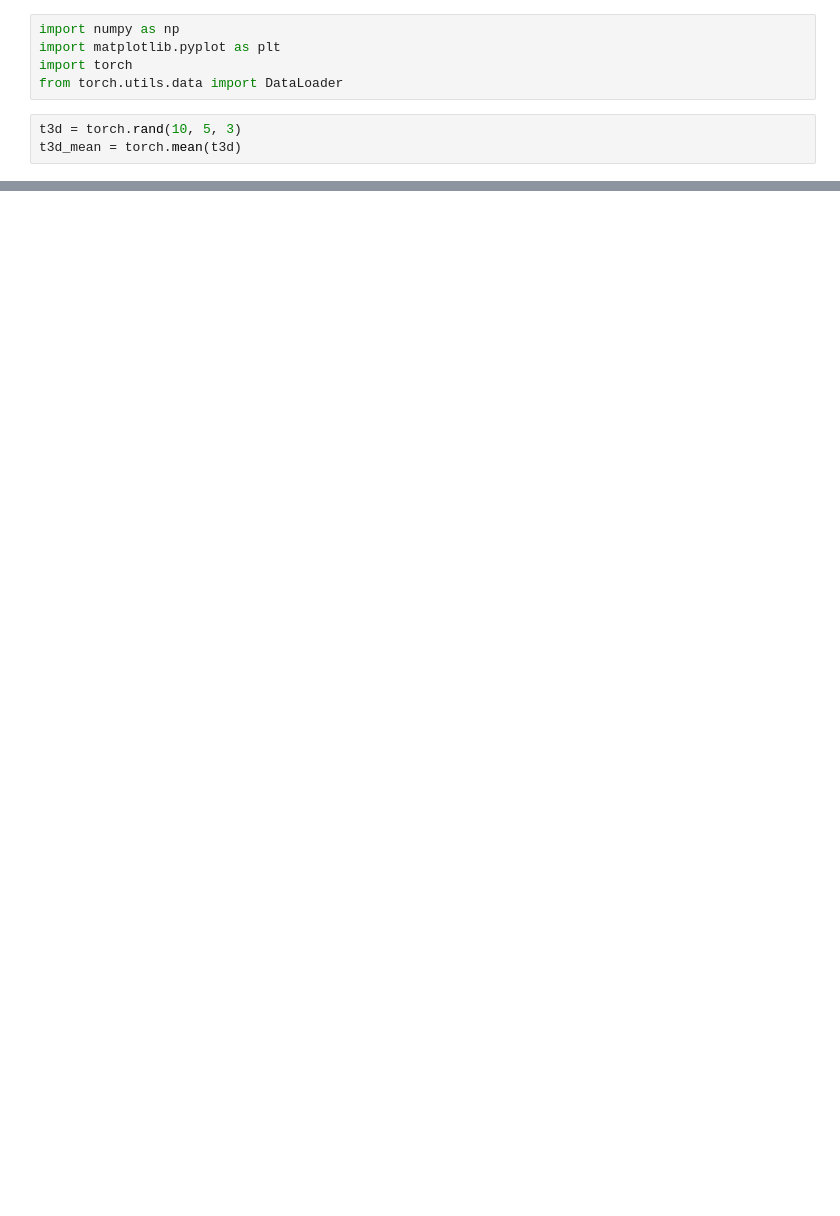
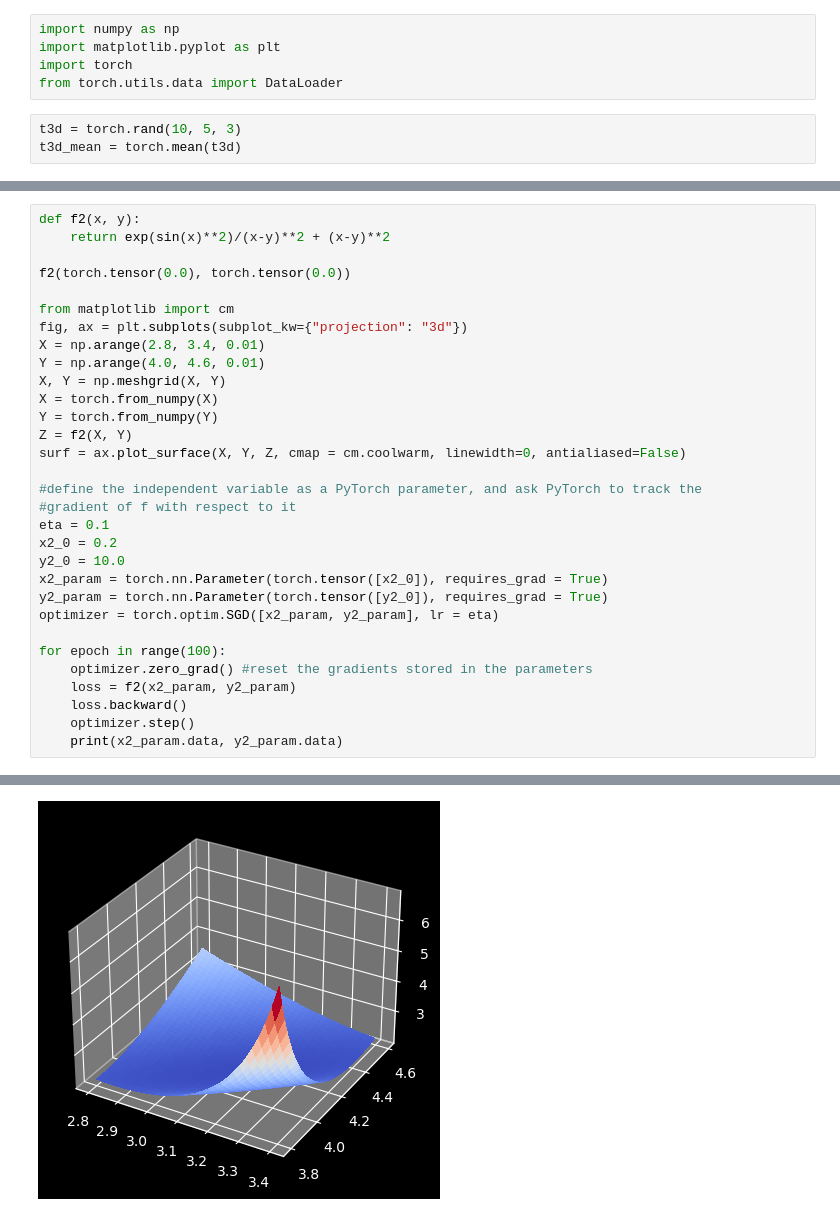
Before and after one commit to e271828e/Inside-Deep-Learning, a Jupyter notebook: practice/chapter1_exercises.ipynb, the cells around one changed output, grey strips where cells are left out. Cells and saved outputs as stored; diff of their text form; blank space fills up the shorter version.

```diff
--- a/practice/chapter1_exercises.ipynb
+++ b/practice/chapter1_exercises.ipynb
@@ -65,0 +98,32 @@ Text(0, 0.5, 't (us)')
+# %%
+def f2(x, y):
+    return exp(sin(x)**2)/(x-y)**2 + (x-y)**2
+
+f2(torch.tensor(0.0), torch.tensor(0.0))
+
+from matplotlib import cm
+fig, ax = plt.subplots(subplot_kw={"projection": "3d"})
+X = np.arange(2.8, 3.4, 0.01)
+Y = np.arange(4.0, 4.6, 0.01)
+X, Y = np.meshgrid(X, Y)
+X = torch.from_numpy(X)
+Y = torch.from_numpy(Y)
+Z = f2(X, Y)
+surf = ax.plot_surface(X, Y, Z, cmap = cm.coolwarm, linewidth=0, antialiased=False)
+
+#define the independent variable as a PyTorch parameter, and ask PyTorch to track the
+#gradient of f with respect to it
+eta = 0.1
+x2_0 = 0.2
+y2_0 = 10.0
+x2_param = torch.nn.Parameter(torch.tensor([x2_0]), requires_grad = True)
+y2_param = torch.nn.Parameter(torch.tensor([y2_0]), requires_grad = True)
+optimizer = torch.optim.SGD([x2_param, y2_param], lr = eta)
+
+for epoch in range(100):
+    optimizer.zero_grad() #reset the gradients stored in the parameters
+    loss = f2(x2_param, y2_param)
+    loss.backward()
+    optimizer.step()
+    print(x2_param.data, y2_param.data)
+# %% [output]
@@ -65,0 +147 @@ Text(0, 0.5, 't (us)')
+[figure, added]
```
Also changed, not shown: parts of 6 cells of this notebook, 1 other file.
